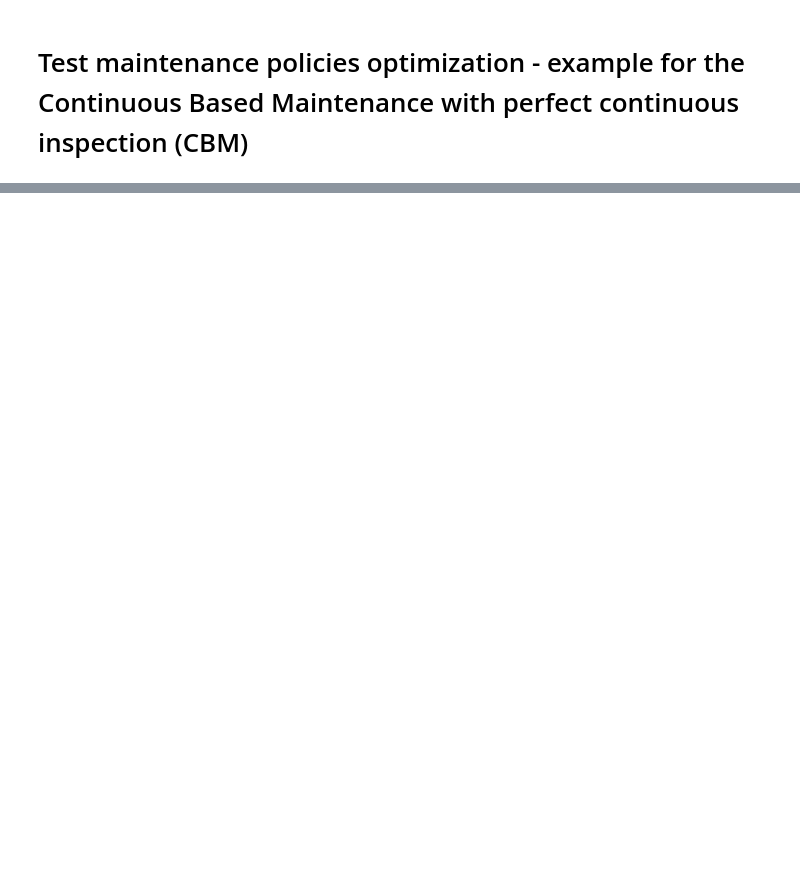
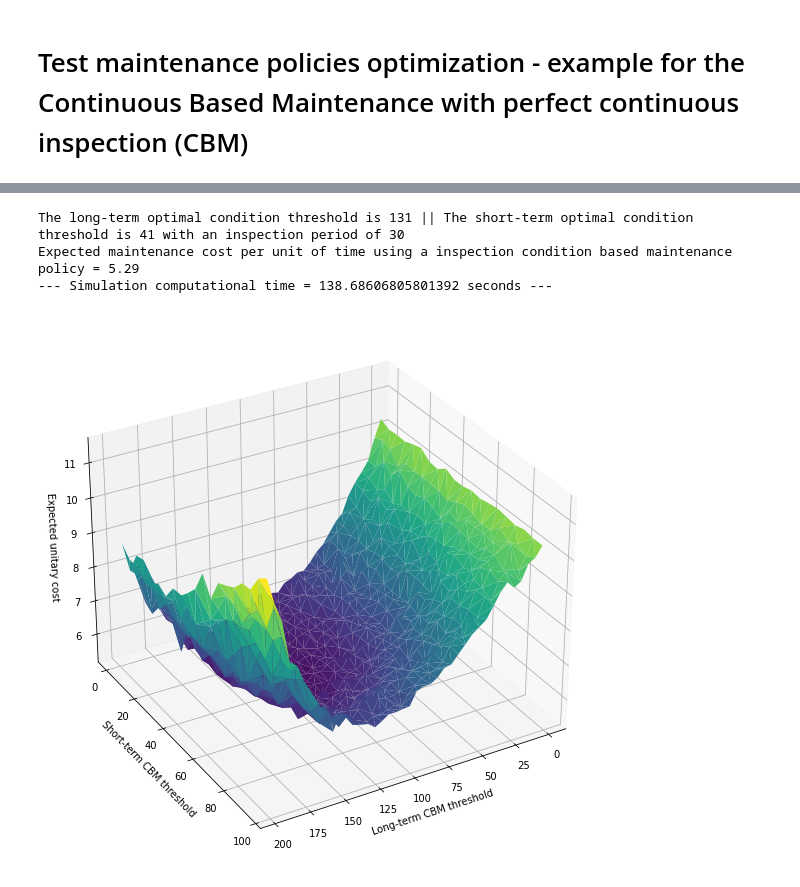
Before and after one commit to diaxz12/Assets_with_failures_dependence, a Jupyter notebook: simulator_results.ipynb, the cells around one changed output, grey strips where cells are left out. Drawn from its saved outputs; the diff is of its cells as text; code cells hidden in the pictures; blank space fills up the shorter version.

```diff
--- a/simulator_results.ipynb
+++ b/simulator_results.ipynb
@@ -115,0 +213,34 @@ plot_cbm_maintenance_costs(results, 20)
+# %%
+#Start clock
+start_time = time.time()
+
+#Compute maintenance policy
+short_term.inspection, long_term.inspection = inspection_time_list[optimal_cost.index(min(optimal_cost))], inspection_time_list[optimal_cost.index(min(optimal_cost))]
+maintenance_policy = 'ICBM'
+policy_step = 5
+condition_limit = 200
+simulating_periods = 10000
+results = simulate_maintenance_policy(long_term, short_term, shock_threshold, lameda_shocks, shock_intensity_mean, shock_intensity_stdev, simulating_periods, maintenance_policy, condition_limit, policy_step)
+
+#Convert the results to a specific format
+results['total_expected_unitary_cost'] = results['st_expected_maintenance_cost_per_unit_of_time'] + results['lt_expected_maintenance_cost_per_unit_of_time']
+condition_policy, total_expected_maintenance_cost_per_unit_of_time = list(results['policy']), list(results['total_expected_unitary_cost'])
+
+#Compute optimal decisions
+optimal_cbm = condition_policy[total_expected_maintenance_cost_per_unit_of_time.index(min(total_expected_maintenance_cost_per_unit_of_time))]
+print(f'The long-term optimal condition threshold is {optimal_cbm.split("/")[0]} || The short-term optimal condition threshold is {optimal_cbm.split("/")[1]} with an inspection period of {short_term.inspection}')
+
+#Compute maintenance costs
+cost = round(min(total_expected_maintenance_cost_per_unit_of_time), 2)
+print(f'Expected maintenance cost per unit of time using a inspection condition based maintenance policy = {cost}')
+
+#print computational time
+print("--- Simulation computational time = %s seconds ---" % (time.time() - start_time))
+# %% [output]
+The long-term optimal condition threshold is 131 || The short-term optimal condition threshold is 41 with an inspection period of 30
+Expected maintenance cost per unit of time using a inspection condition based maintenance policy = 5.29
+--- Simulation computational time = 138.68606805801392 seconds ---
+# %%
+plot_cbm_maintenance_costs(results, 60)
+# %% [output]
+[figure, added]
```
Also changed, not shown: parts of 14 cells of this notebook, 1 other file.
